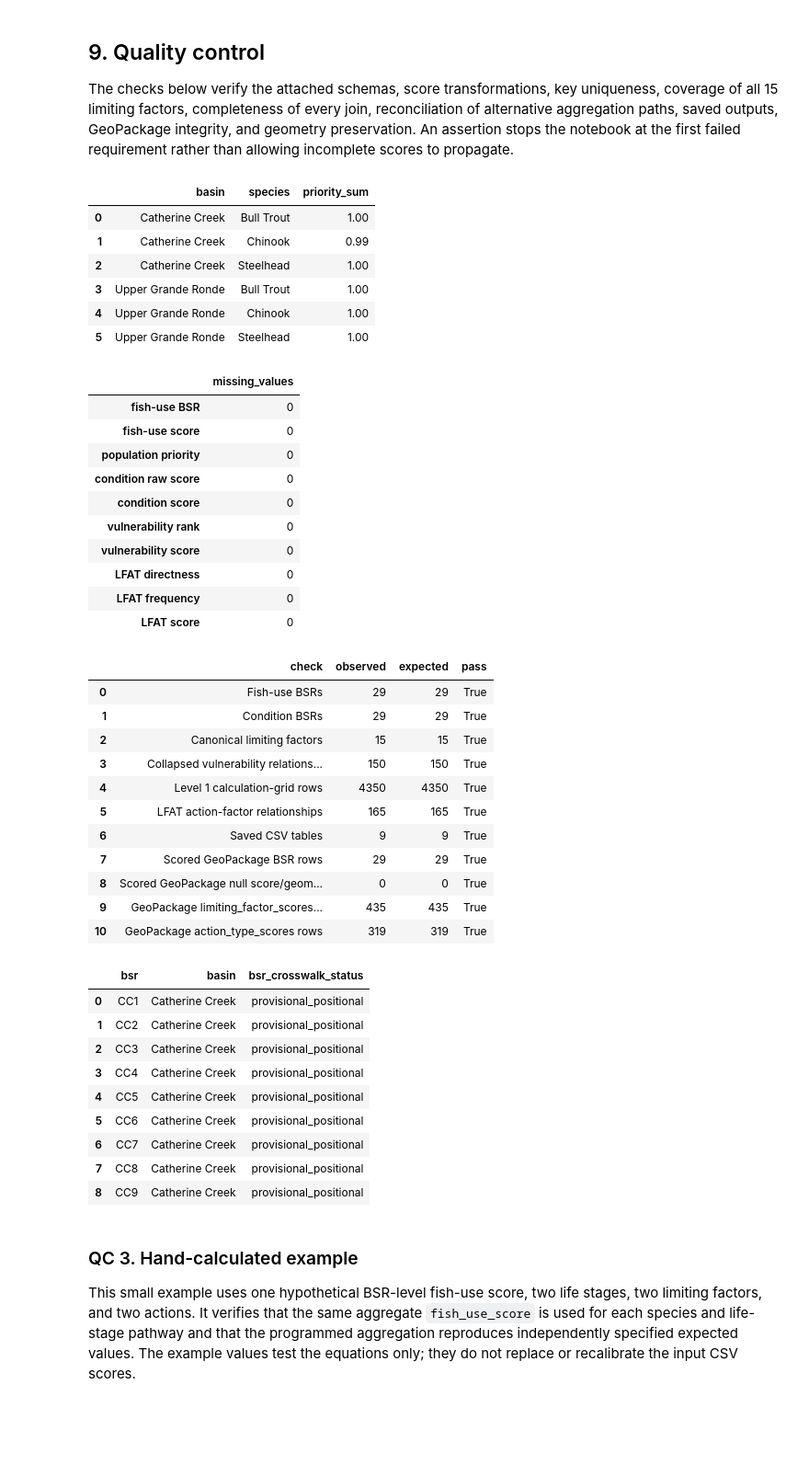
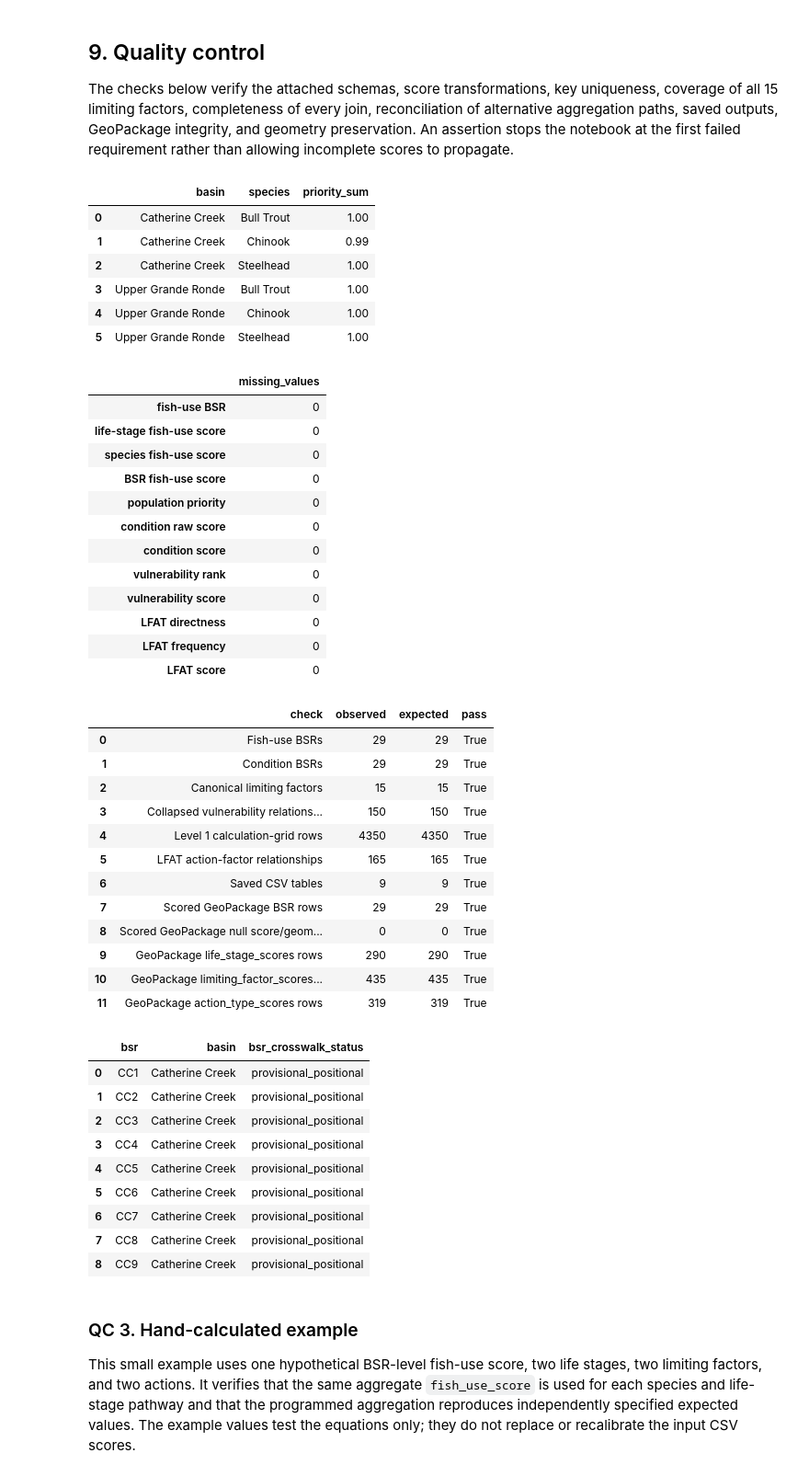
Before and after one commit to atdunwoody/atlas_lvl1-2_scoring_webapp, a Jupyter notebook: archive/atlas_integrated_scoring.ipynb, the cells around one changed output. Shown at 92% size. Saved outputs shown, nothing was run; the diff lists cells and outputs as text; code cells hidden in the pictures; blank space fills up the shorter version.

```diff
--- a/archive/atlas_integrated_scoring.ipynb
+++ b/archive/atlas_integrated_scoring.ipynb
@@ -264,7 +267,9 @@ lfat = raw["lfat"].copy()
 
 assumptions = pd.DataFrame(
     [
-        ["Fish use", "fish_use_score_decimal", "BSR-level 0-to-1 aggregate used as supplied in all impact and risk components."],
+        ["Life-stage fish use", "LS_corrected_score", "Retained under its source field name in detailed outputs."],
+        ["Species fish use", "species_aggregate_score", "Retained under its source field name in detailed outputs."],
+        ["BSR fish use", "fish_use_score_decimal", "BSR-level 0-to-1 aggregate used as supplied in all impact and risk components."],
         ["Population priority", "population_priority", "Retained as a decimal proportion."],
         ["Limiting-factor condition", "condition_score", "Source 1-to-5 score already mapped to 0.1-to-1 in the CSV."],
         ["Vulnerability", "vulnerability_score", "Rank 1-to-15 already mapped to 1.0-to-0.1 in the CSV."],
@@ -506,6 +514,8 @@ life_stage_scores = (
         ["bsr", "basin", "species", "life_stage"], as_index=False
     )
     .agg(
+        LS_corrected_score=("LS_corrected_score", "first"),
+        species_aggregate_score=("species_aggregate_score", "first"),
         fish_use_score=("fish_use_score", "first"),
         population_priority=("population_priority", "first"),
         impact_score=("impact_component", "sum"),
@@ -846,6 +856,13 @@ OUTPUT_PATHS = {
     **{name: QC_DIR / name for name in QC_OUTPUTS},
 }
 GPKG_ATTRIBUTE_TABLES = {
+    "life_stage_scores": {
+        "table": life_stage_scores,
+        "identifier": "Atlas life-stage scores",
+        "description": (
+            "Level 1 species and life-stage scores by BSR for attribute joins"
+        ),
+    },
     "limiting_factor_scores": {
         "table": limiting_factor_scores,
         "identifier": "Atlas limiting-factor scores",
@@ -1180,7 +1197,9 @@ The checks below verify the attached schemas, score transformations, key uniquen
 # QC 1: source values and transformations
 required_non_null = {
     "fish-use BSR": fish_use["bsr"],
-    "fish-use score": fish_use["fish_use_score"],
+    "life-stage fish-use score": fish_use["LS_corrected_score"],
+    "species fish-use score": fish_use["species_aggregate_score"],
+    "BSR fish-use score": fish_use["fish_use_score"],
     "population priority": population["population_priority"],
     "condition raw score": condition["condition_score_raw_1_5"],
     "condition score": condition["condition_score"],
@@ -1197,6 +1216,8 @@ unresolved = {
 assert not any(unresolved.values()), unresolved
 
 assert fish_use["fish_use_score"].between(0, 1).all()
+assert fish_use["LS_corrected_score"].ge(0).all()
+assert fish_use["species_aggregate_score"].ge(0).all()
 assert population["population_priority"].between(0, 1).all()
 
 population_sums = (
@@ -1254,7 +1275,9 @@ display(pd.DataFrame([unresolved]).T.rename(columns={0: "missing_values"}))
 | 5 | Upper Grande Ronde | Steelhead | 1.00 |
 |  | missing_values |
 | fish-use BSR | 0 |
-| fish-use score | 0 |
+| life-stage fish-use score | 0 |
+| species fish-use score | 0 |
+| BSR fish-use score | 0 |
 | population priority | 0 |
 | condition raw score | 0 |
 | condition score | 0 |
@@ -1316,6 +1339,7 @@ assert fish_stage_keys == vulnerability_stage_keys
 expected_vulnerability_rows = len(fish_stage_keys) * len(CANONICAL_LF)
 expected_grid_rows = len(fish_use) * len(CANONICAL_LF)
 required_grid_fields = [
+    "LS_corrected_score", "species_aggregate_score",
     "fish_use_score", "population_priority", "vulnerability_score",
     "condition_score", "impact_component", "risk_component",
 ]
@@ -1326,6 +1350,17 @@ assert calculation_grid.groupby("bsr").size().eq(
     len(fish_stage_keys) * len(CANONICAL_LF)
 ).all()
 assert source_fish_use["fish_use_score_variants"].eq(1).all()
+assert fish_use.groupby(["bsr", "species"])[
+    "species_aggregate_score"
+].nunique().eq(1).all()
+score_keys = ["bsr", "basin", "species", "life_stage"]
+source_detail_scores = fish_use.set_index(score_keys)[
+    ["LS_corrected_score", "species_aggregate_score"]
+].sort_index()
+output_detail_scores = life_stage_scores.set_index(score_keys)[
+    ["LS_corrected_score", "species_aggregate_score"]
+].sort_index()
+pd.testing.assert_frame_equal(output_detail_scores, source_detail_scores)
 assert np.allclose(
     calculation_grid["impact_component"],
     calculation_grid["fish_use_score"]
@@ -1402,35 +1437,36 @@ qc_rows.extend(
                 f"GeoPackage {table_name} rows",
                 gpkg_attribute_rows[table_name],
                 expected_gpkg_attribute_rows[table_name],
             ]
             for table_name in BSR_ATTRIBUTE_TABLES
         ],
     ]
 )
 
 qc_summary = pd.DataFrame(
     qc_rows, columns=["check", "observed", "expected"]
 )
 qc_summary["pass"] = qc_summary["observed"].eq(qc_summary["expected"])
 assert qc_summary["pass"].all()
 
 display(qc_summary)
 display(
     identifier_review.query("bsr_crosswalk_status != 'exact_identifier'")
 )
 # %% [output]
 |  | check | observed | expected | pass |
 | 0 | Fish-use BSRs | 29 | 29 | True |
 | 1 | Condition BSRs | 29 | 29 | True |
 | 2 | Canonical limiting factors | 15 | 15 | True |
 | 3 | Collapsed vulnerability relations... | 150 | 150 | True |
 | 4 | Level 1 calculation-grid rows | 4350 | 4350 | True |
 | 5 | LFAT action-factor relationships | 165 | 165 | True |
 | 6 | Saved CSV tables | 9 | 9 | True |
 | 7 | Scored GeoPackage BSR rows | 29 | 29 | True |
 | 8 | Scored GeoPackage null score/geom... | 0 | 0 | True |
-| 9 | GeoPackage limiting_factor_scores... | 435 | 435 | True |
-| 10 | GeoPackage action_type_scores rows | 319 | 319 | True |
+| 9 | GeoPackage life_stage_scores rows | 290 | 290 | True |
+| 10 | GeoPackage limiting_factor_scores... | 435 | 435 | True |
+| 11 | GeoPackage action_type_scores rows | 319 | 319 | True |
 |  | bsr | basin | bsr_crosswalk_status |
 | 0 | CC1 | Catherine Creek | provisional_positional |
 | 1 | CC2 | Catherine Creek | provisional_positional |
```
Also changed, not shown: parts of 6 cells of this notebook, 10 other files.
